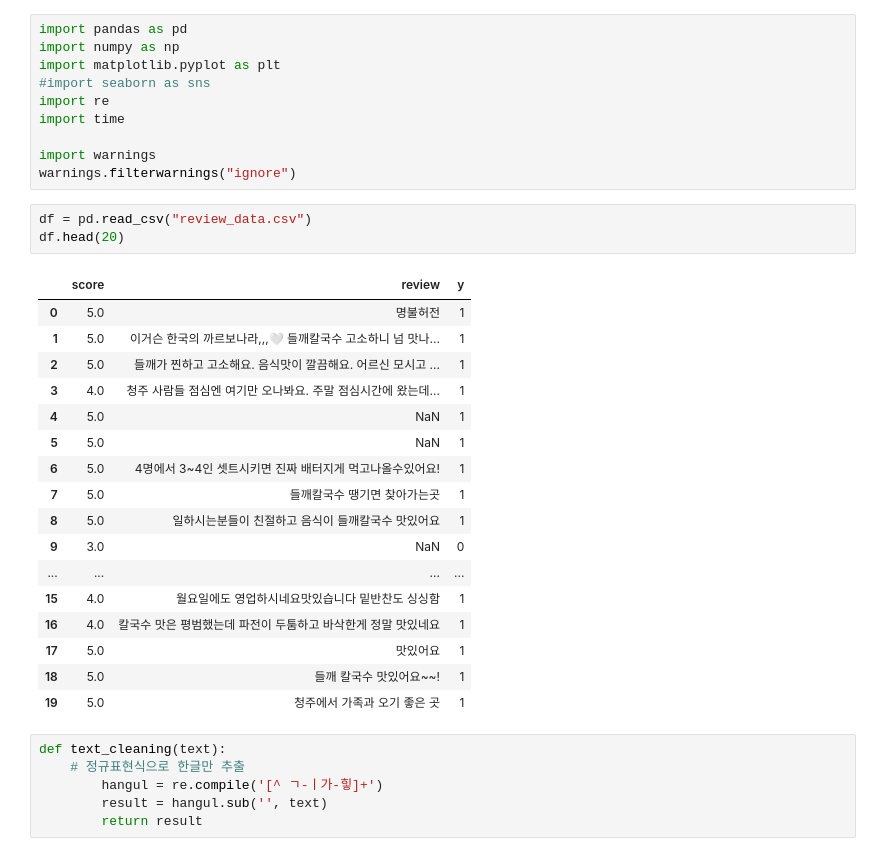
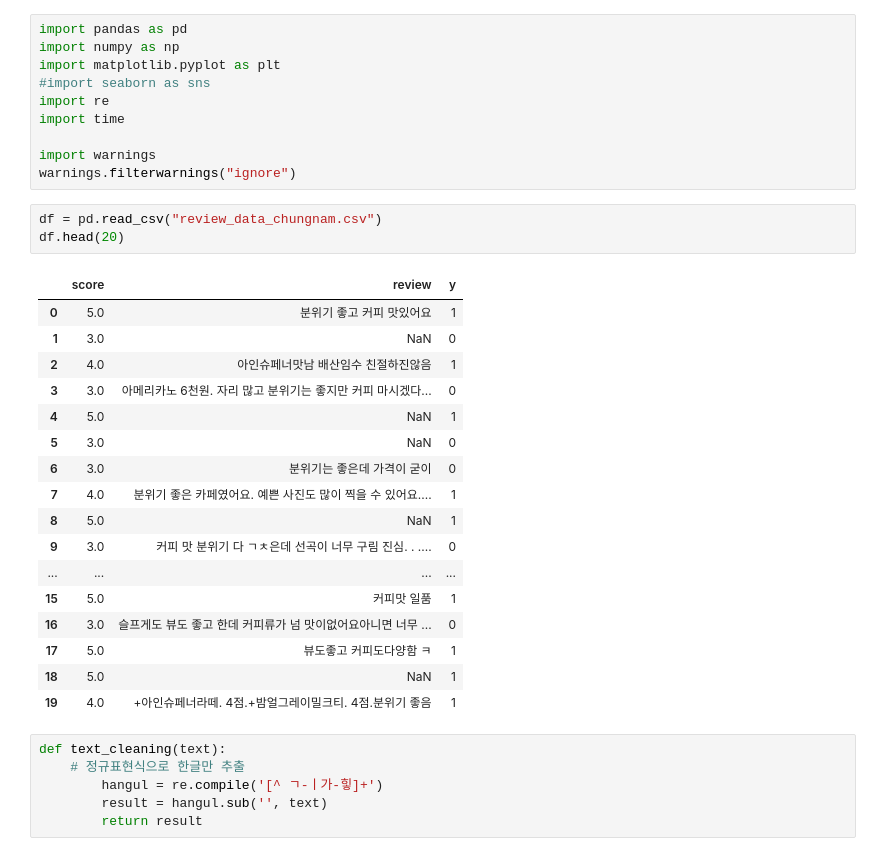
Before and after one commit to wogur0915/Hot_Place_NLP_Project, a Jupyter notebook: kakao_modelize.ipynb, the cells around one changed output. Drawn from its saved outputs; the diff is of its cells as text.

```diff
--- a/kakao_modelize.ipynb
+++ b/kakao_modelize.ipynb
@@ -9,26 +9,26 @@ import time
 import warnings
 warnings.filterwarnings("ignore")
 # %%
-df = pd.read_csv("review_data.csv")
+df = pd.read_csv("review_data_chungnam.csv")
 df.head(20)
 # %% [output]
 |  | score | review | y |
-| 0 | 5.0 | 명불허전 | 1 |
-| 1 | 5.0 | 이거슨 한국의 까르보나라,,,🤍 들깨칼국수 고소하니 넘 맛나... | 1 |
-| 2 | 5.0 | 들깨가 찐하고 고소해요. 음식맛이 깔끔해요. 어르신 모시고 ... | 1 |
-| 3 | 4.0 | 청주 사람들 점심엔 여기만 오나봐요. 주말 점심시간에 왔는데... | 1 |
+| 0 | 5.0 | 분위기 좋고 커피 맛있어요 | 1 |
+| 1 | 3.0 | NaN | 0 |
+| 2 | 4.0 | 아인슈페너맛남 배산임수 친절하진않음 | 1 |
+| 3 | 3.0 | 아메리카노 6천원. 자리 많고 분위기는 좋지만 커피 마시겠다... | 0 |
 | 4 | 5.0 | NaN | 1 |
-| 5 | 5.0 | NaN | 1 |
-| 6 | 5.0 | 4명에서 3~4인 셋트시키면 진짜 배터지게 먹고나올수있어요! | 1 |
-| 7 | 5.0 | 들깨칼국수 땡기면 찾아가는곳 | 1 |
-| 8 | 5.0 | 일하시는분들이 친절하고 음식이 들깨칼국수 맛있어요 | 1 |
-| 9 | 3.0 | NaN | 0 |
+| 5 | 3.0 | NaN | 0 |
+| 6 | 3.0 | 분위기는 좋은데 가격이 굳이 | 0 |
+| 7 | 4.0 | 분위기 좋은 카페였어요. 예쁜 사진도 많이 찍을 수 있어요.... | 1 |
+| 8 | 5.0 | NaN | 1 |
+| 9 | 3.0 | 커피 맛 분위기 다 ㄱㅊ은데 선곡이 너무 구림 진심. . .... | 0 |
 | ... | ... | ... | ... |
-| 15 | 4.0 | 월요일에도 영업하시네요맛있습니다 밑반찬도 싱싱함 | 1 |
-| 16 | 4.0 | 칼국수 맛은 평범했는데 파전이 두툼하고 바삭한게 정말 맛있네요 | 1 |
-| 17 | 5.0 | 맛있어요 | 1 |
-| 18 | 5.0 | 들깨 칼국수 맛있어요~~! | 1 |
-| 19 | 5.0 | 청주에서 가족과 오기 좋은 곳 | 1 |
+| 15 | 5.0 | 커피맛 일품 | 1 |
+| 16 | 3.0 | 슬프게도 뷰도 좋고 한데 커피류가 넘 맛이없어요아니면 너무 ... | 0 |
+| 17 | 5.0 | 뷰도좋고 커피도다양함 ㅋ | 1 |
+| 18 | 5.0 | NaN | 1 |
+| 19 | 4.0 | +아인슈페너라떼. 4점.+밤얼그레이밀크티. 4점.분위기 좋음 | 1 |
 # %%
 def text_cleaning(text):
     # 정규표현식으로 한글만 추출
```
Also changed, not shown: parts of 25 cells of this notebook, 4 other files.
